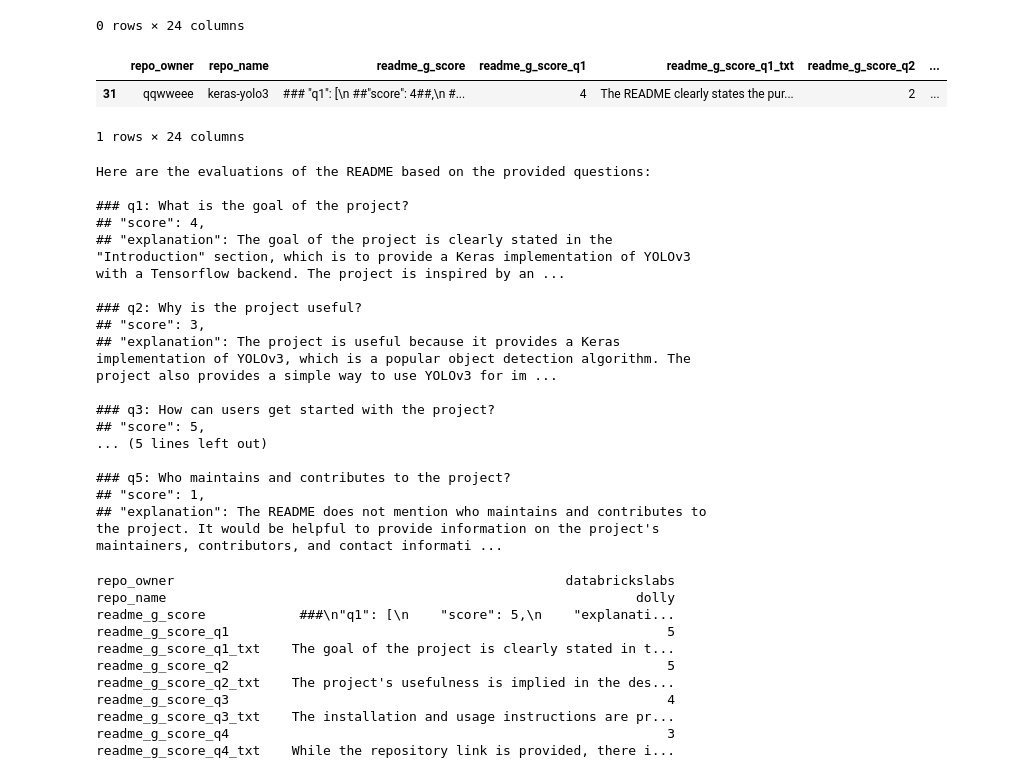
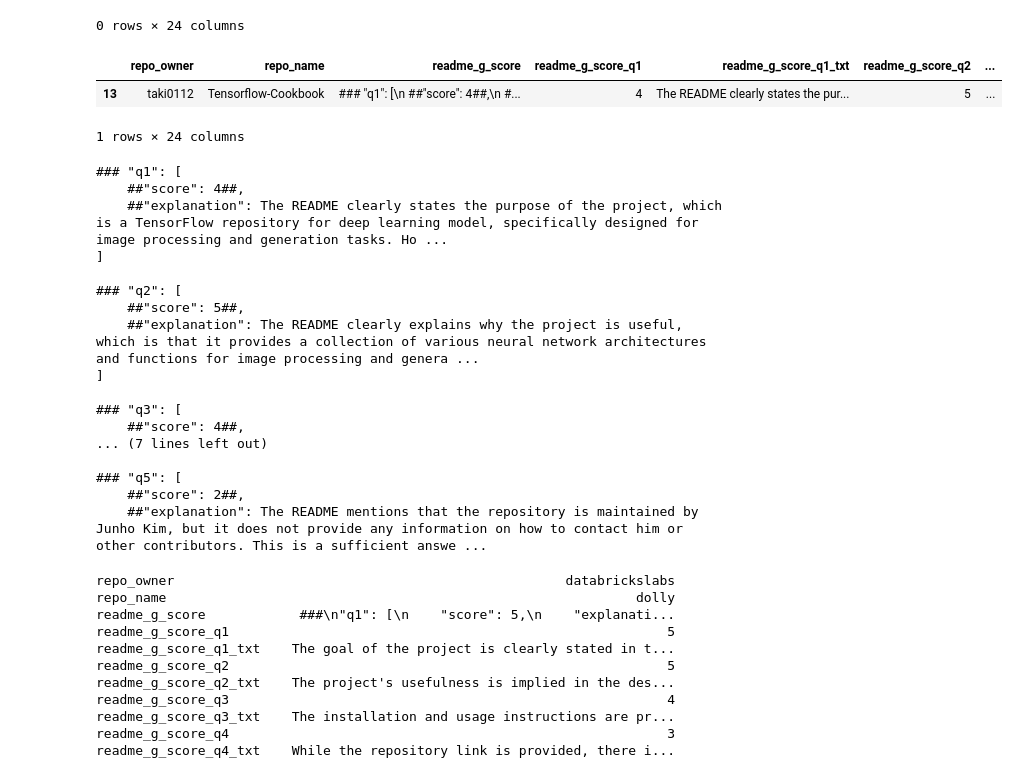
Before and after one commit to df1000/ma_automated_documentation, a Jupyter notebook: evaluation_results/helper_clean_score_m1.ipynb, the cells around one changed output. Saved outputs shown, nothing was run; the diff lists cells and outputs as text; code cells hidden in the pictures.

```diff
--- a/evaluation_results/helper_clean_score_m1.ipynb
+++ b/evaluation_results/helper_clean_score_m1.ipynb
@@ -4,7 +4,7 @@ import pandas as pd
 import re
 from pathlib import Path
 # %%
-path_range = Path('../data/output_evaluation_data_jamba/model1')
+path_range = Path('../data/output_evaluation_data_jamba_mod/model1')
 all_files_range = [file.name for file in path_range.iterdir() if file.is_file()]
 # %%
 cols = ['repo_owner','repo_name','readme_g_score','readme_g_score_q1','readme_g_score_q1_txt','readme_g_score_q2','readme_g_score_q2_txt','readme_g_score_q3','readme_g_score_q3_txt','readme_g_score_q4','readme_g_score_q4_txt','readme_g_score_q5','readme_g_score_q5_txt','readme_o_score','readme_o_score_q1','readme_o_score_q1_txt','readme_o_score_q2','readme_o_score_q2_txt','readme_o_score_q3','readme_o_score_q3_txt','readme_o_score_q4','readme_o_score_q4_txt','readme_o_score_q5','readme_o_score_q5_txt']
@@ -13,7 +13,7 @@ df_clean_scores = pd.DataFrame(columns=cols)
 for i in all_files_range:
     new_entry = {}
 
-    with open(f'../data/output_evaluation_data_jamba/model1/{i}', 'r') as f:
+    with open(f'../data/output_evaluation_data_jamba_mod/model1/{i}', 'r') as f:
         loaded_data = json.load(f)
 
     repo_owner = loaded_data['repo_owner']
@@ -58,16 +58,27 @@ for i in all_files_range:
         readme_o_score_q5_txt = '0'
 
     else:
-        readme_o_score_q1 = loaded_data['readme_original']['score'][0]['score']
-        readme_o_score_q1_txt = loaded_data['readme_original']['score'][0]['explanation']
-        readme_o_score_q2 = loaded_data['readme_original']['score'][1]['score']
-        readme_o_score_q2_txt = loaded_data['readme_original']['score'][1]['explanation']
-        readme_o_score_q3 = loaded_data['readme_original']['score'][2]['score']
-        readme_o_score_q3_txt = loaded_data['readme_original']['score'][2]['explanation']
-        readme_o_score_q4 = loaded_data['readme_original']['score'][3]['score']
-        readme_o_score_q4_txt = loaded_data['readme_original']['score'][3]['explanation']
-        readme_o_score_q5 = loaded_data['readme_original']['score'][4]['score']
-        readme_o_score_q5_txt = loaded_data['readme_original']['score'][4]['explanation']
+        readme_o_score_q1 = "0"
+        readme_o_score_q1_txt = "0"
+        readme_o_score_q2 = "0"
+        readme_o_score_q2_txt = "0"
+        readme_o_score_q3 = "0"
+        readme_o_score_q3_txt = "0"
+        readme_o_score_q4 = "0"
+        readme_o_score_q4_txt = "0"
+        readme_o_score_q5 = "0"
+        readme_o_score_q5_txt = "0"
+
+        # readme_o_score_q1 = loaded_data['readme_original']['score'][0]['score']
+        # readme_o_score_q1_txt = loaded_data['readme_original']['score'][0]['explanation']
+        # readme_o_score_q2 = loaded_data['readme_original']['score'][1]['score']
+        # readme_o_score_q2_txt = loaded_data['readme_original']['score'][1]['explanation']
+        # readme_o_score_q3 = loaded_data['readme_original']['score'][2]['score']
+        # readme_o_score_q3_txt = loaded_data['readme_original']['score'][2]['explanation']
+        # readme_o_score_q4 = loaded_data['readme_original']['score'][3]['score']
+        # readme_o_score_q4_txt = loaded_data['readme_original']['score'][3]['explanation']
+        # readme_o_score_q5 = loaded_data['readme_original']['score'][4]['score']
+        # readme_o_score_q5_txt = loaded_data['readme_original']['score'][4]['explanation']
 
     new_entry = {
         'repo_owner': repo_owner,
@@ -194,32 +206,32 @@ df_model1[df_model1['readme_o_score_q5'] == '0']
 |  | repo_owner | repo_name | readme_g_score | readme_g_score_q1 | readme_g_score_q1_txt | readme_g_score_q2 | ... |
 0 rows × 24 columns
 # %%
-df_model1[df_model1['repo_name'] == 'keras-yolo3']
+df_model1[df_model1['repo_name'] == 'Tensorflow-Cookbook']
 # %% [output]
 |  | repo_owner | repo_name | readme_g_score | readme_g_score_q1 | readme_g_score_q1_txt | readme_g_score_q2 | ... |
-| 31 | qqwweee | keras-yolo3 | ### "q1": [\n ##"score": 4##,\n #... | 4 | The README clearly states the pur... | 2 | ... |
+| 13 | taki0112 | Tensorflow-Cookbook | ### "q1": [\n ##"score": 4##,\n #... | 4 | The README clearly states the pur... | 5 | ... |
 1 rows × 24 columns
 # %%
 
-print(df_model1.loc[31, 'readme_o_score'])
+print(df_model1.loc[13, 'readme_g_score'])
 # %% [output]
-Here are the evaluations of the README based on the provided questions:
+### "q1": [
+    ##"score": 4##,
+    ##"explanation": The README clearly states the purpose of the project, which is a TensorFlow repository for deep learning model, specifically designed for image processing and generation tasks. Ho ...
+]
 
-### q1: What is the goal of the project?
-## "score": 4,
-## "explanation": The goal of the project is clearly stated in the "Introduction" section, which is to provide a Keras implementation of YOLOv3 with a Tensorflow backend. The project is inspired by an ...
+### "q2": [
+    ##"score": 5##,
+    ##"explanation": The README clearly explains why the project is useful, which is that it provides a collection of various neural network architectures and functions for image processing and genera ...
+]
 
-### q2: Why is the project useful?
-## "score": 3,
-## "explanation": The project is useful because it provides a Keras implementation of YOLOv3, which is a popular object detection algorithm. The project also provides a simple way to use YOLOv3 for im ...
+### "q3": [
+    ##"score": 4##,
+... (7 lines left out)
 
-### q3: How can users get started with the project?
-## "score": 5,
-... (5 lines left out)
-
-### q5: Who maintains and contributes to the project?
-## "score": 1,
-## "explanation": The README does not mention who maintains and contributes to the project. It would be helpful to provide information on the project's maintainers, contributors, and contact informati ...
+### "q5": [
+    ##"score": 2##,
+    ##"explanation": The README mentions that the repository is maintained by Junho Kim, but it does not provide any information on how to contact him or other contributors. This is a sufficient answe ...
 # %%
 print(df_model1.iloc[197])
 # %% [output]
```
Also changed, not shown: parts of 4 cells of this notebook, 2 other files.
